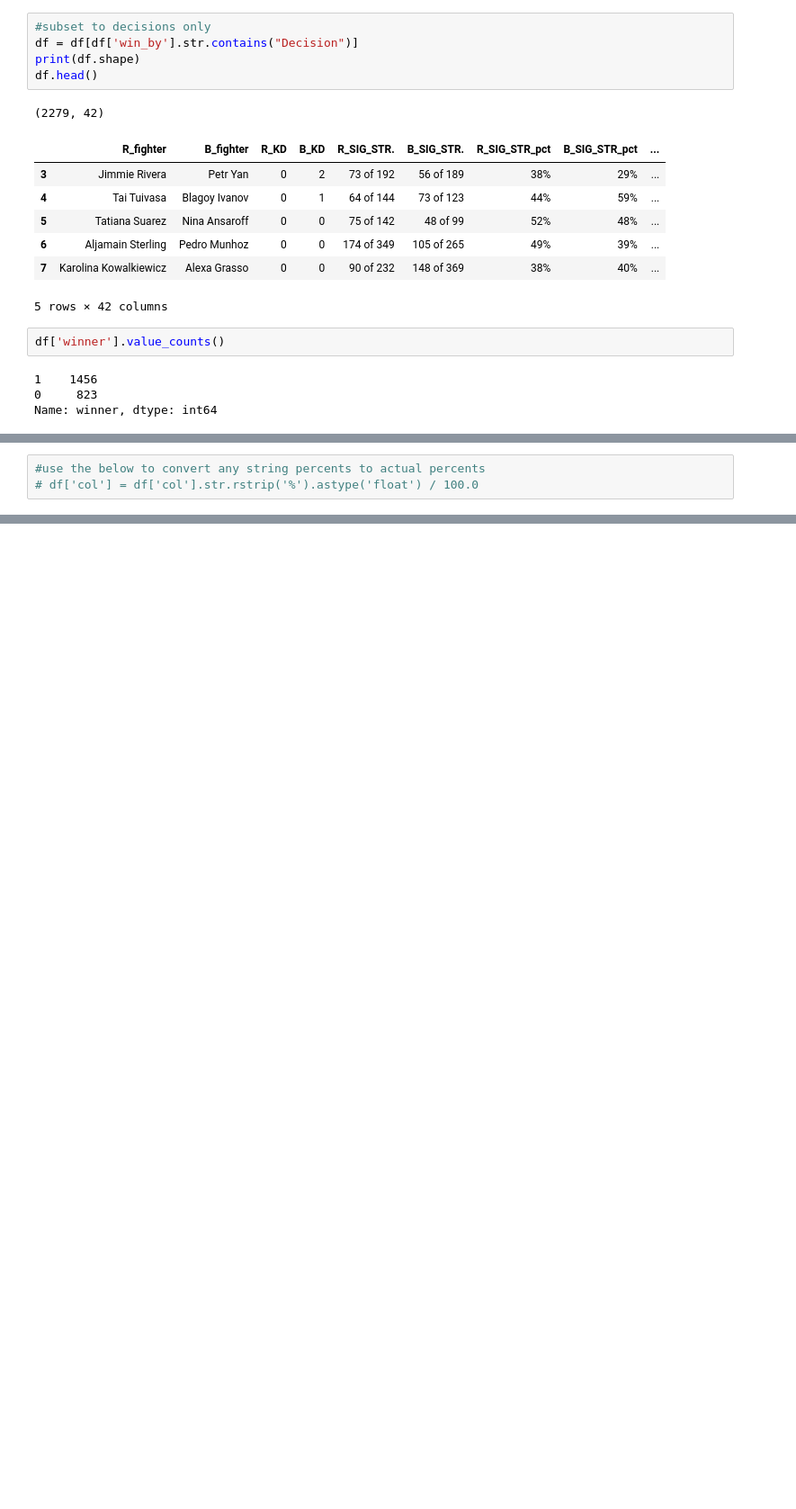
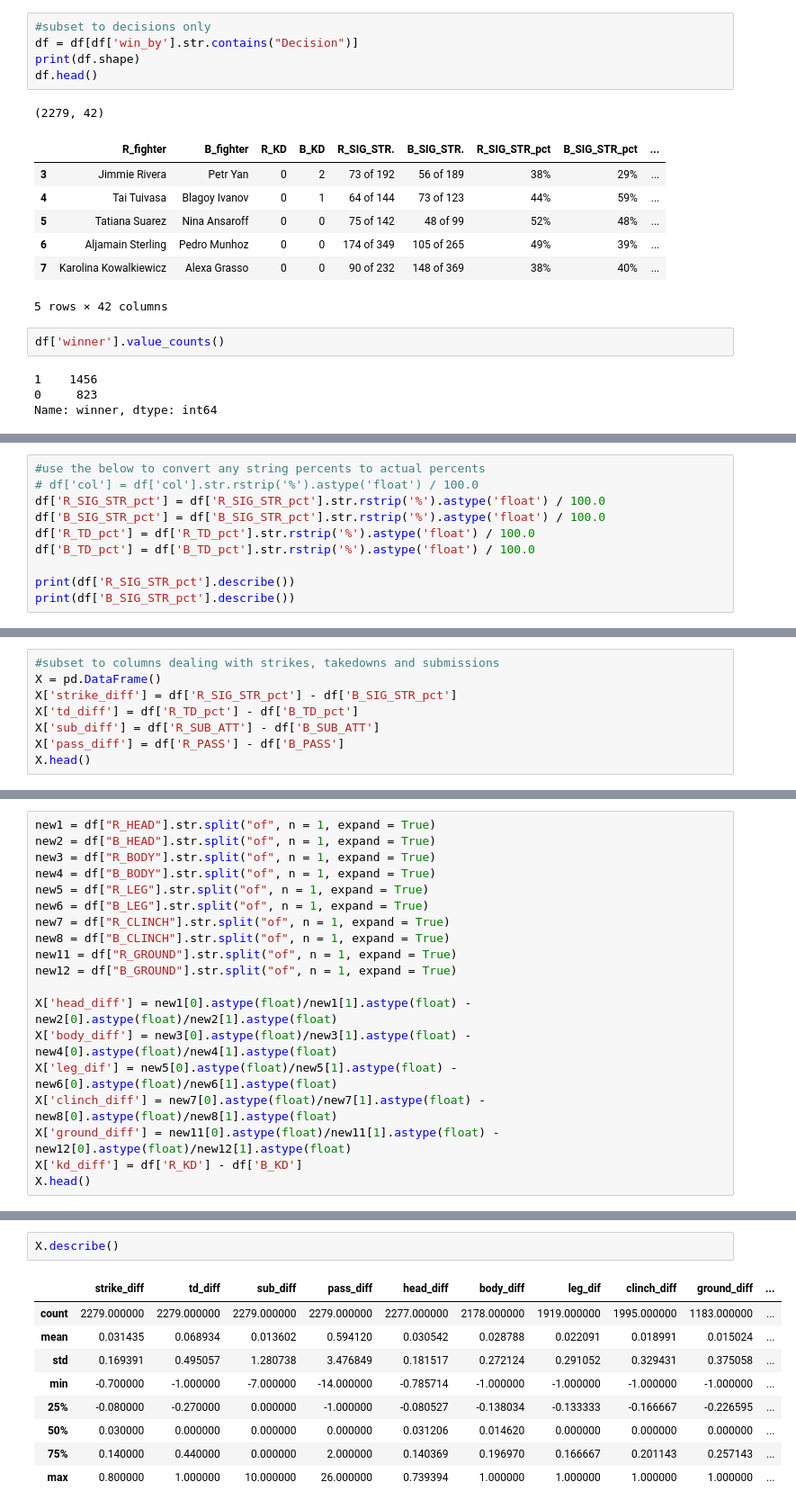
Before and after one commit to ihdorfman/DCDAT35final, a Jupyter notebook: 190928 EDA.ipynb, the cells around one changed output, grey strips where cells are left out. Shown at 90% size. Cells and saved outputs as stored; diff of their text form; blank space fills up the shorter version.

Commit message:
updating data

```diff
--- a/190928 EDA.ipynb
+++ b/190928 EDA.ipynb
@@ -116,3 +115,10 @@ Name: winner, dtype: int64
 # %%
 #use the below to convert any string percents to actual percents
 # df['col'] = df['col'].str.rstrip('%').astype('float') / 100.0
+df['R_SIG_STR_pct'] = df['R_SIG_STR_pct'].str.rstrip('%').astype('float') / 100.0
+df['B_SIG_STR_pct'] = df['B_SIG_STR_pct'].str.rstrip('%').astype('float') / 100.0
+df['R_TD_pct'] = df['R_TD_pct'].str.rstrip('%').astype('float') / 100.0
+df['B_TD_pct'] = df['B_TD_pct'].str.rstrip('%').astype('float') / 100.0
+
+print(df['R_SIG_STR_pct'].describe())
+print(df['B_SIG_STR_pct'].describe())
@@ -118,0 +144,8 @@ Name: winner, dtype: int64
+# %%
+#subset to columns dealing with strikes, takedowns and submissions
+X = pd.DataFrame()
+X['strike_diff'] = df['R_SIG_STR_pct'] - df['B_SIG_STR_pct']
+X['td_diff'] = df['R_TD_pct'] - df['B_TD_pct']
+X['sub_diff'] = df['R_SUB_ATT'] - df['B_SUB_ATT']
+X['pass_diff'] = df['R_PASS'] - df['B_PASS']
+X.head()
@@ -118,0 +171,19 @@ Name: winner, dtype: int64
+# %%
+new1 = df["R_HEAD"].str.split("of", n = 1, expand = True)
+new2 = df["B_HEAD"].str.split("of", n = 1, expand = True)
+new3 = df["R_BODY"].str.split("of", n = 1, expand = True)
+new4 = df["B_BODY"].str.split("of", n = 1, expand = True)
+new5 = df["R_LEG"].str.split("of", n = 1, expand = True)
+new6 = df["B_LEG"].str.split("of", n = 1, expand = True)
+new7 = df["R_CLINCH"].str.split("of", n = 1, expand = True)
+new8 = df["B_CLINCH"].str.split("of", n = 1, expand = True)
+new11 = df["R_GROUND"].str.split("of", n = 1, expand = True)
+new12 = df["B_GROUND"].str.split("of", n = 1, expand = True)
+
+X['head_diff'] = new1[0].astype(float)/new1[1].astype(float) - new2[0].astype(float)/new2[1].astype(float)
+X['body_diff'] = new3[0].astype(float)/new3[1].astype(float) - new4[0].astype(float)/new4[1].astype(float)
+X['leg_dif'] = new5[0].astype(float)/new5[1].astype(float) - new6[0].astype(float)/new6[1].astype(float)
+X['clinch_diff'] = new7[0].astype(float)/new7[1].astype(float) - new8[0].astype(float)/new8[1].astype(float)
+X['ground_diff'] = new11[0].astype(float)/new11[1].astype(float) - new12[0].astype(float)/new12[1].astype(float)
+X['kd_diff'] = df['R_KD'] - df['B_KD']
+X.head()
@@ -118,0 +197,12 @@ Name: winner, dtype: int64
+# %%
+X.describe()
+# %% [output]
+|  | strike_diff | td_diff | sub_diff | pass_diff | head_diff | body_diff | leg_dif | clinch_diff | ground_diff | ... |
+| count | 2279.000000 | 2279.000000 | 2279.000000 | 2279.000000 | 2277.000000 | 2178.000000 | 1919.000000 | 1995.000000 | 1183.000000 | ... |
+| mean | 0.031435 | 0.068934 | 0.013602 | 0.594120 | 0.030542 | 0.028788 | 0.022091 | 0.018991 | 0.015024 | ... |
+| std | 0.169391 | 0.495057 | 1.280738 | 3.476849 | 0.181517 | 0.272124 | 0.291052 | 0.329431 | 0.375058 | ... |
+| min | -0.700000 | -1.000000 | -7.000000 | -14.000000 | -0.785714 | -1.000000 | -1.000000 | -1.000000 | -1.000000 | ... |
+| 25% | -0.080000 | -0.270000 | 0.000000 | -1.000000 | -0.080527 | -0.138034 | -0.133333 | -0.166667 | -0.226595 | ... |
+| 50% | 0.030000 | 0.000000 | 0.000000 | 0.000000 | 0.031206 | 0.014620 | 0.000000 | 0.000000 | 0.000000 | ... |
+| 75% | 0.140000 | 0.440000 | 0.000000 | 2.000000 | 0.140369 | 0.196970 | 0.166667 | 0.201143 | 0.257143 | ... |
+| max | 0.800000 | 1.000000 | 10.000000 | 26.000000 | 0.739394 | 1.000000 | 1.000000 | 1.000000 | 1.000000 | ... |
```
Also changed, not shown: parts of 20 cells of this notebook, 2 other files.
